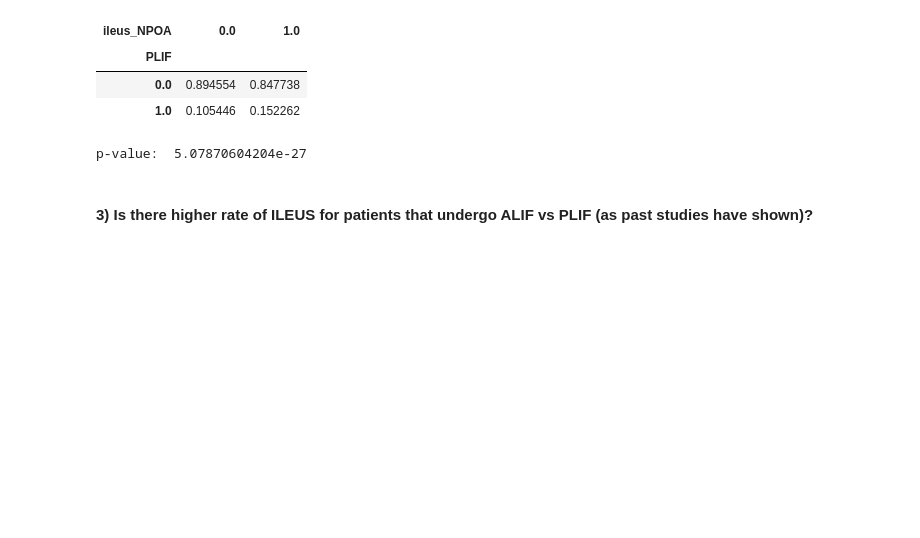
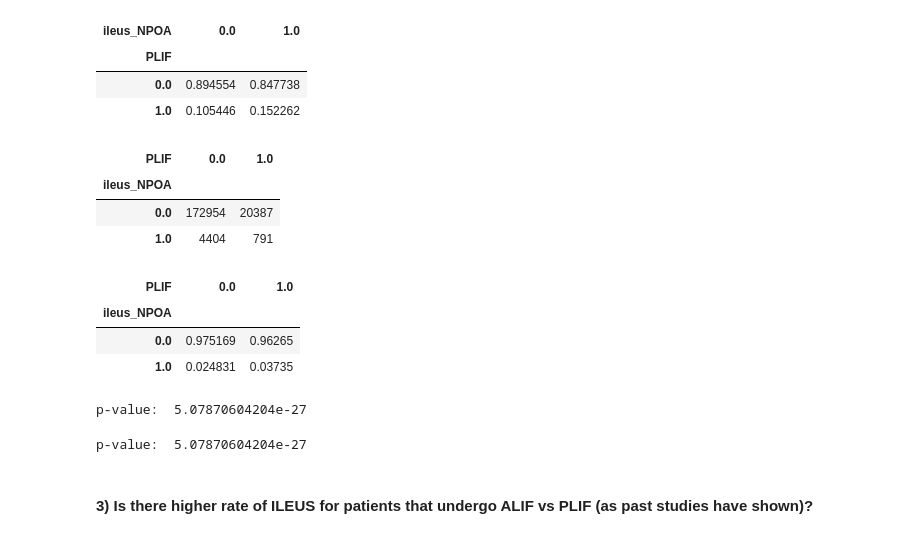
Before and after one commit to vionawu902/Loyola-ILEUS-Analysis, a Jupyter notebook: Analysis.ipynb, the cells around one changed output. Drawn from its saved outputs; the diff is of its cells as text; code cells hidden in the pictures; blank space fills up the shorter version.

```diff
--- a/Analysis.ipynb
+++ b/Analysis.ipynb
@@ -110,11 +127,31 @@ pd.crosstab(CAData.PLIF, CAData.ileus_NPOA).apply(lambda x: x/x.sum(),0)
 | PLIF |  |  |
 | 0.0 | 0.894554 | 0.847738 |
 | 1.0 | 0.105446 | 0.152262 |
+# %%
+#same analysis, flipped
+ct_PLIF_view2 = pd.crosstab(CAData.ileus_NPOA, CAData.PLIF); ct_PLIF_view2#just the counts
+# %% [output]
+| PLIF | 0.0 | 1.0 |
+| ileus_NPOA |  |  |
+| 0.0 | 172954 | 20387 |
+| 1.0 | 4404 | 791 |
+# %%
+pd.crosstab(CAData.ileus_NPOA, CAData.PLIF).apply(lambda x: x/x.sum(),0)
+# %% [output]
+| PLIF | 0.0 | 1.0 |
+| ileus_NPOA |  |  |
+| 0.0 | 0.975169 | 0.96265 |
+| 1.0 | 0.024831 | 0.03735 |
 # %%
 p_val = stats.chi2_contingency(ct_PLIF)[1]
 print "p-value: ", p_val
 # %% [output]
 p-value:  5.07870604204e-27
+# %%
+p_val_view2 = stats.chi2_contingency(ct_PLIF_view2)[1]
+print "p-value: ", p_val_view2 #odd that this is the same thing
+# %% [output]
+p-value:  5.07870604204e-27
 # %%
 #t-test:
 # %% [markdown]
```
Also changed, not shown: parts of 26 cells of this notebook.
